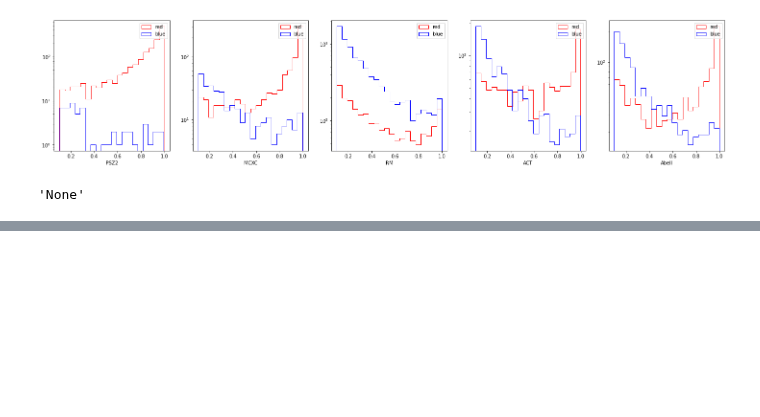
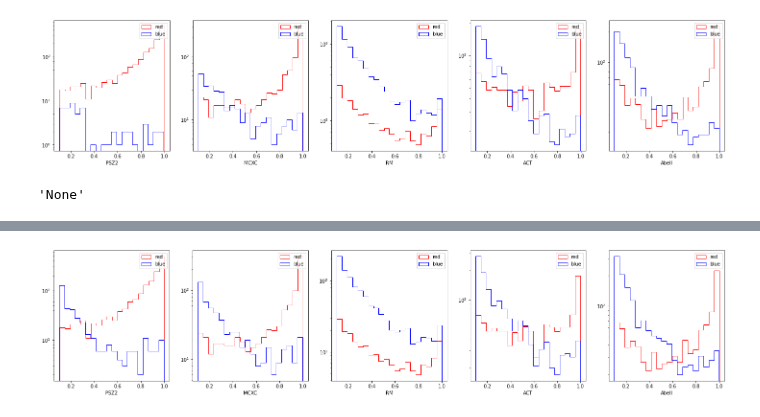
Before and after one commit to rt2122/data-segmentation-2, a Jupyter notebook: visualizations/count all in radius.ipynb, the cells around one changed output, grey strips where cells are left out. Cells and saved outputs as stored; diff of their text form; code cells hidden in the pictures; blank space fills up the shorter version.

```diff
--- a/visualizations/count all in radius.ipynb
+++ b/visualizations/count all in radius.ipynb
@@ -144,0 +185,9 @@ Abell
+# %%
+_, ax = plt.subplots(1, len(true_cats), figsize=(len(true_cats) * 5, 5))
+for i, tr_cat in enumerate(true_cats):
+    name=os.path.splitext(os.path.basename(tr_cat))[0]
+    match_one_by_one_constant_gt(ax[i], pd.read_csv(det_cat),
+                     pd.read_csv(tr_cat), name=name, filename='')
+    ax[i].set_xlabel(name)
+# %% [output]
+[figure, added]
```
Also changed, not shown: parts of 3 cells of this notebook.
